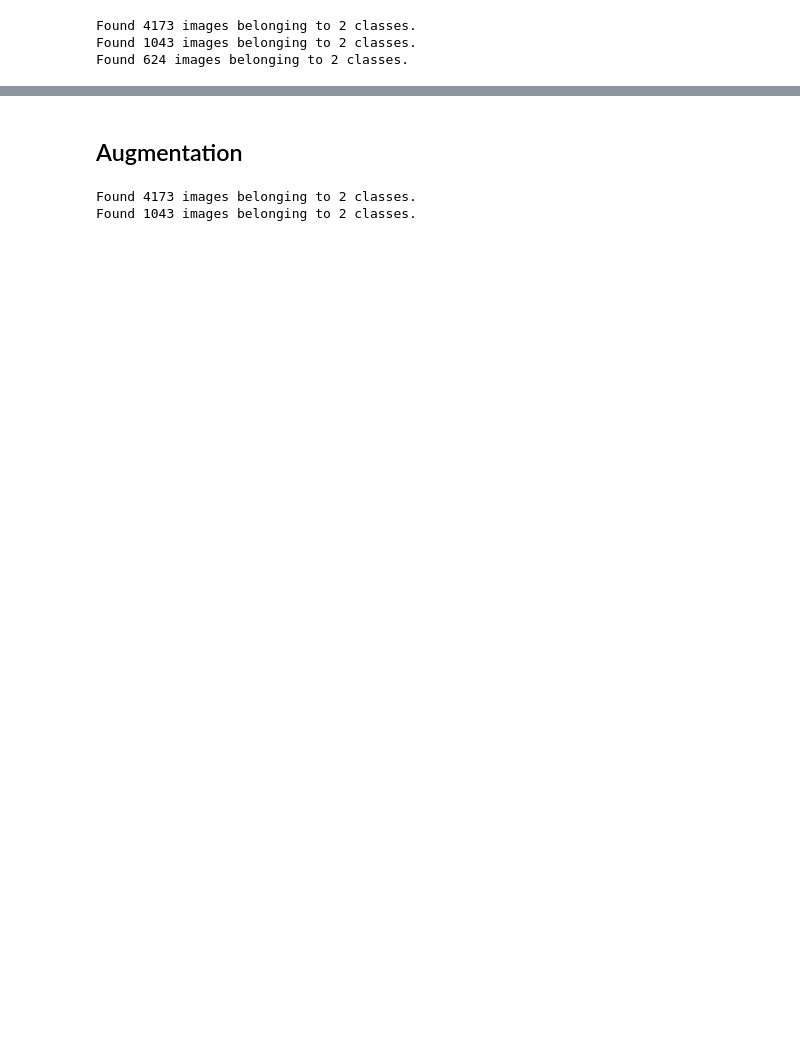
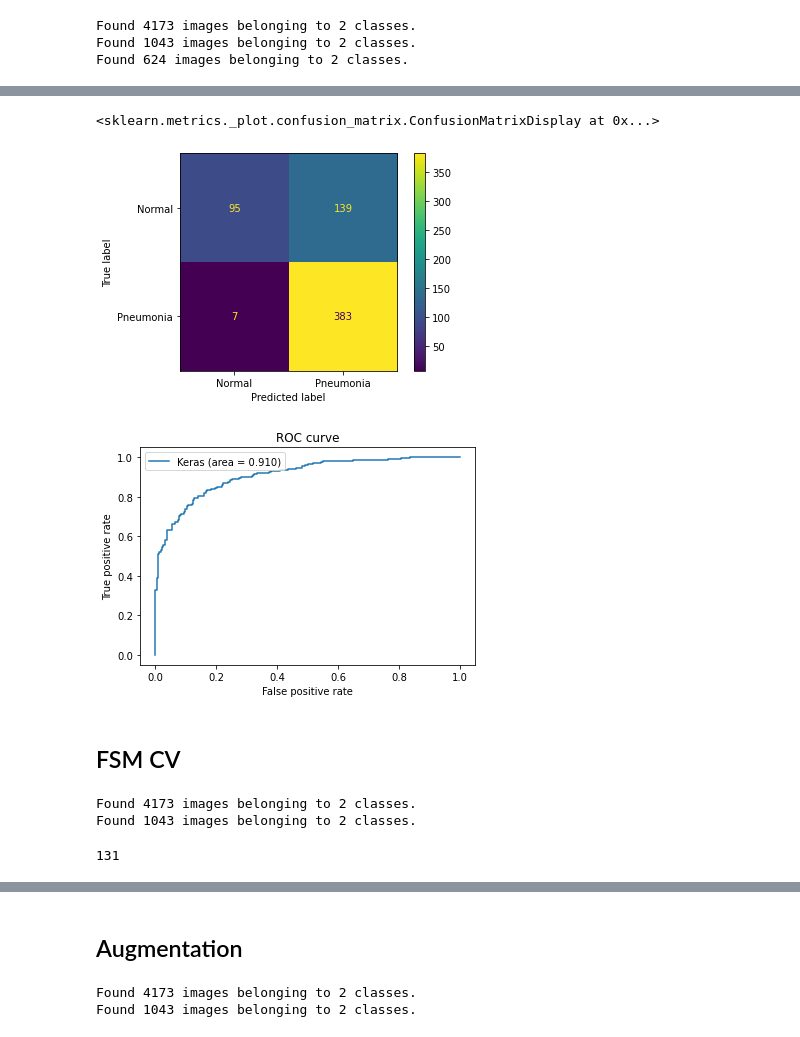
Before and after one commit to Meir-Alelov/Deep_Learning_Pneumonia_Detection, a Jupyter notebook: notebooks/meir_working_notebook.ipynb, the cells around one changed output, grey strips where cells are left out. Cells and saved outputs as stored; diff of their text form; code cells hidden in the pictures; blank space fills up the shorter version.

```diff
--- a/notebooks/meir_working_notebook.ipynb
+++ b/notebooks/meir_working_notebook.ipynb
@@ -82,0 +145,22 @@ Found 624 images belonging to 2 classes.
+# %%
+def conf_and_rocauc(model):
+
+    #confusion matrix
+
+    y_pred = model.predict(test_set)
+    y_hat = (y_pred > 0.5)
+    display(ConfusionMatrixDisplay(confusion_matrix(test_set.classes, y_hat), display_labels=['Normal', 'Pneumonia']).plot());
+
+
+    #ROC_AUC
+
+    fpr_keras, tpr_keras, thresholds_keras = roc_curve(test_set.classes, y_pred)
+    auc_keras = auc(fpr_keras, tpr_keras)
+
+    plt.figure()
+    plt.plot(fpr_keras, tpr_keras, label='Keras (area = {:.3f})'.format(auc_keras))
+    plt.xlabel('False positive rate')
+    plt.ylabel('True positive rate')
+    plt.title('ROC curve')
+    plt.legend(loc='best')
+    plt.show();
@@ -82,0 +243,29 @@ Found 624 images belonging to 2 classes.
+# %%
+conf_and_rocauc(first_simple_model)
+# %% [output]
+<sklearn.metrics._plot.confusion_matrix.ConfusionMatrixDisplay at 0x...>
+[figure, added]
+[figure, added]
+# %% [markdown]
+## FSM CV
+# %%
+idg_cv = ImageDataGenerator(rescale=1/255, validation_split = 0.20)
+
+train_set_cv = idg_cv.flow_from_directory(train_path, target_size=(128, 128),
+                                    color_mode='grayscale',
+                                    class_mode='binary',
+                                    batch_size=4173,
+                                    subset='training')
+
+validation_set_cv = idg_cv.flow_from_directory(train_path, target_size=(128, 128),
+                                         color_mode='grayscale',
+                                         class_mode='binary',
+                                            batch_size=1043,
+                                         subset='validation')
+# %% [output]
+Found 4173 images belonging to 2 classes.
+Found 1043 images belonging to 2 classes.
+# %%
+len(train_set_cv)
+# %% [output]
+131
```
Also changed, not shown: parts of 43 cells of this notebook.
